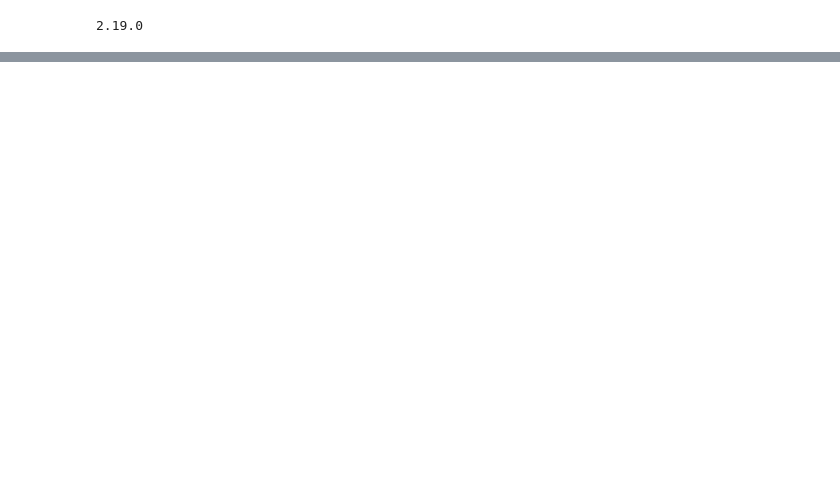
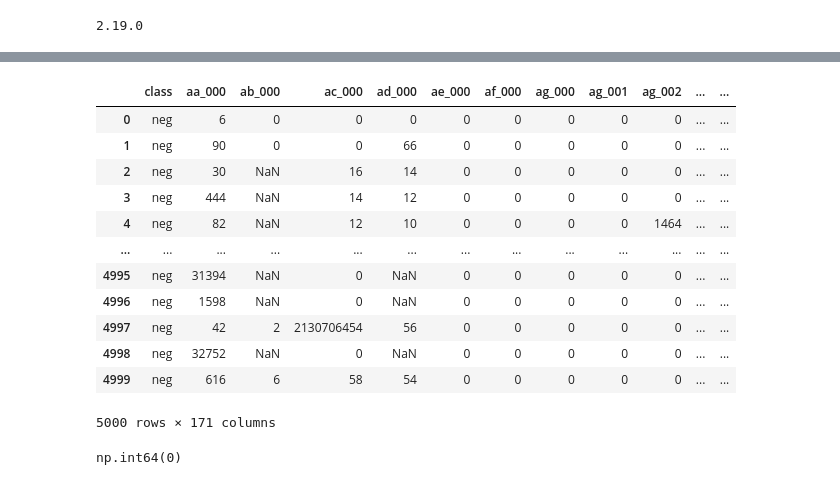
Before and after one commit to tasnim-shamsuddin/Deep-Learning-, a Jupyter notebook: DeepLearning.ipynb, the cells around one changed output, grey strips where cells are left out. Drawn from its saved outputs; the diff is of its cells as text; code cells hidden in the pictures; blank space fills up the shorter version.

```diff
--- a/DeepLearning.ipynb
+++ b/DeepLearning.ipynb
@@ -10,4 +10,4 @@ import numpy as np
 import matplotlib.pyplot as plt
 import pandas as pd
 # %%
-pd.read_csv("/content/aps_data.csv")
+df=pd.read_csv("/content/aps_data.csv")
@@ -32,0 +50,20 @@ warning: You appear to have cloned an empty repository.
+# %%
+df.replace("na",np.nan)
+# %% [output]
+|  | class | aa_000 | ab_000 | ac_000 | ad_000 | ae_000 | af_000 | ag_000 | ag_001 | ag_002 | ... | ... |
+| 0 | neg | 6 | 0 | 0 | 0 | 0 | 0 | 0 | 0 | 0 | ... | ... |
+| 1 | neg | 90 | 0 | 0 | 66 | 0 | 0 | 0 | 0 | 0 | ... | ... |
+| 2 | neg | 30 | NaN | 16 | 14 | 0 | 0 | 0 | 0 | 0 | ... | ... |
+| 3 | neg | 444 | NaN | 14 | 12 | 0 | 0 | 0 | 0 | 0 | ... | ... |
+| 4 | neg | 82 | NaN | 12 | 10 | 0 | 0 | 0 | 0 | 1464 | ... | ... |
+| ... | ... | ... | ... | ... | ... | ... | ... | ... | ... | ... | ... | ... |
+| 4995 | neg | 31394 | NaN | 0 | NaN | 0 | 0 | 0 | 0 | 0 | ... | ... |
+| 4996 | neg | 1598 | NaN | 0 | NaN | 0 | 0 | 0 | 0 | 0 | ... | ... |
+| 4997 | neg | 42 | 2 | 2130706454 | 56 | 0 | 0 | 0 | 0 | 0 | ... | ... |
+| 4998 | neg | 32752 | NaN | 0 | NaN | 0 | 0 | 0 | 0 | 0 | ... | ... |
+| 4999 | neg | 616 | 6 | 58 | 54 | 0 | 0 | 0 | 0 | 0 | ... | ... |
+5000 rows × 171 columns
+# %%
+df.isnull().sum().sum()
+# %% [output]
+np.int64(0)
```
Also changed, not shown: parts of 10 cells of this notebook.
